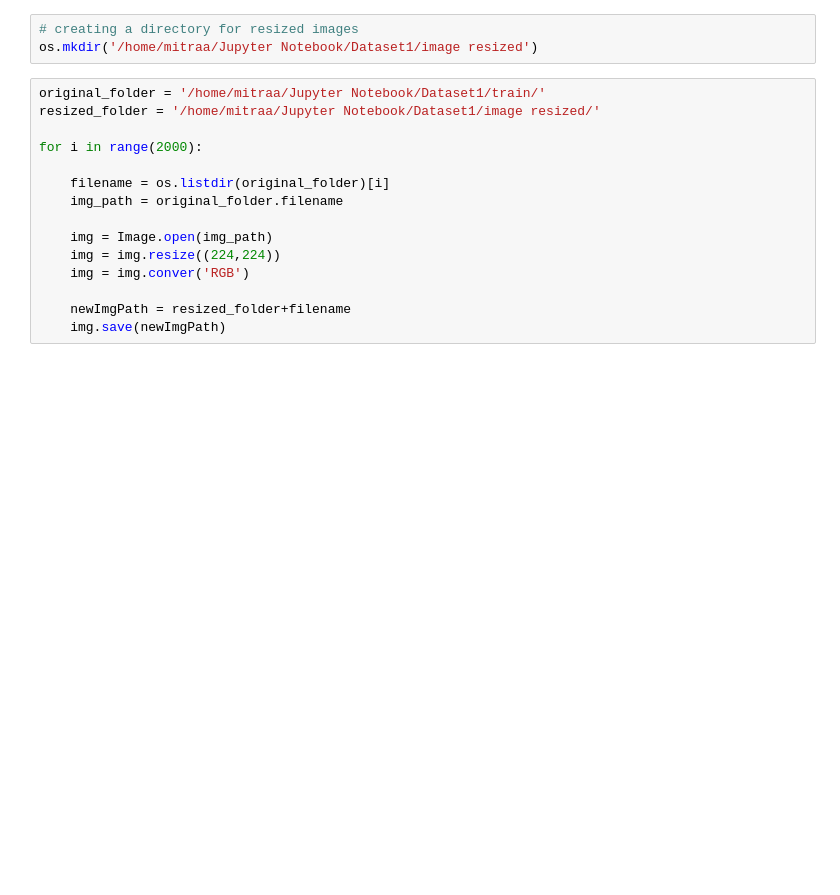
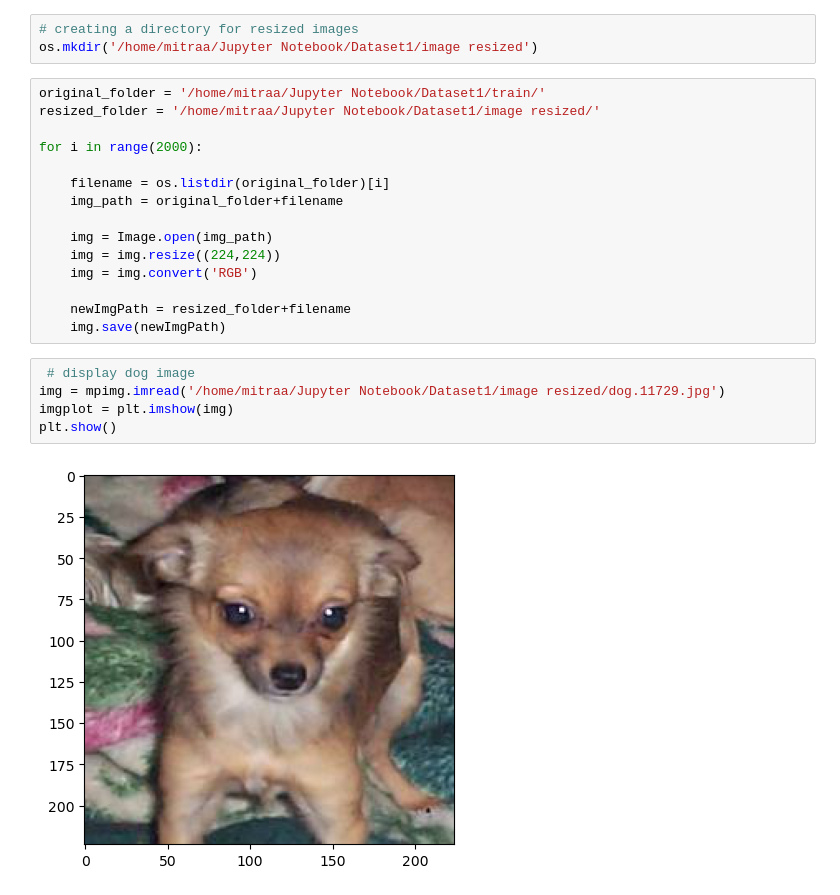
Before and after one commit to Nargesmohammadi/Dog-and-Cat-Classification-using-Transfer-learning-mobilenet-v2-, a Jupyter notebook: Dogs vs Cats classification using transfer learning.ipynb, the cells around one changed output. Saved outputs shown, nothing was run; the diff lists cells and outputs as text; blank space fills up the shorter version.

```diff
--- a/Dogs vs Cats classification using transfer learning.ipynb
+++ b/Dogs vs Cats classification using transfer learning.ipynb
@@ -87,11 +87,18 @@ resized_folder = '/home/mitraa/Jupyter Notebook/Dataset1/image resized/'
 for i in range(2000):
 
     filename = os.listdir(original_folder)[i]
-    img_path = original_folder.filename
+    img_path = original_folder+filename
 
     img = Image.open(img_path)
     img = img.resize((224,224))
-    img = img.conver('RGB')
+    img = img.convert('RGB')
 
     newImgPath = resized_folder+filename
     img.save(newImgPath)
+# %%
+ # display dog image
+img = mpimg.imread('/home/mitraa/Jupyter Notebook/Dataset1/image resized/dog.11729.jpg')
+imgplot = plt.imshow(img)
+plt.show()
+# %% [output]
+[figure, added]
```
Also changed, not shown: parts of 2 cells of this notebook.
